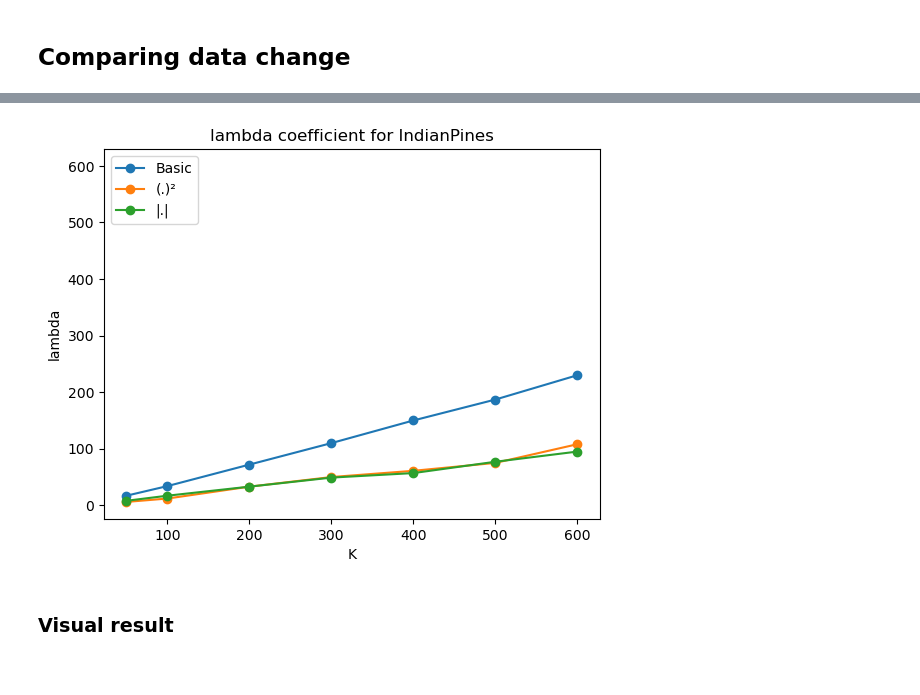
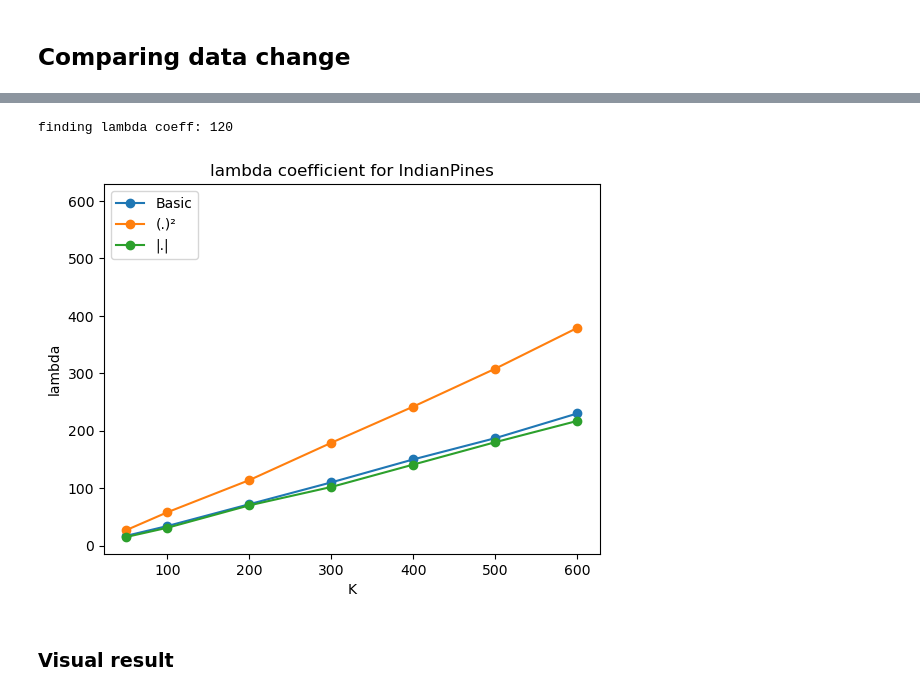
Before and after one commit to GeckSpy/M1-internship-SSGA, a Jupyter notebook: code/SPresult.ipynb, the cells around one changed output, grey strips where cells are left out. Cells and saved outputs as stored; diff of their text form; code cells hidden in the pictures.

```diff
--- a/code/SPresult.ipynb
+++ b/code/SPresult.ipynb
@@ -126,8 +126,7 @@ average proportion of max_amount/amount
 # %% [markdown]
 ## Comparing data change
 # %%
-Ks = [100*i for i in range(1,8)]
-ClassifierDic = {}
+RunDataFormat = False
 # %%
 # Comparing data format
 data1 = usedDataset["data"].copy()
@@ -137,7 +136,7 @@ datas = [data1, data2, data3]
 names = ["Basic", "Normalized", "Standardized"]
 
 
-if False:
+if RunDataFormat:
     Ks = [100*i for i in range(1,8)]
     ClassifierDic = {}
 
@@ -180,7 +179,7 @@ similarity_functions = [ERS.complete_basic_similarity,
 names = ["Basic", "(.)²", "|.|"]
 
 
-if True:
+if not RunDataFormat:
     trainData = Data.standardize_data(usedDataset["data"])
     ClassifierDic = {}
 
@@ -195,7 +194,7 @@ if True:
         600:[230, 379, 217]
     }
     UniversityLambdaCoeffDatas = {
-        100:[42],
+        100:[42, 59, 44],
         200:[84],
         300:[123],
         400:[166],
@@ -203,7 +202,6 @@ if True:
         600:[251],
         700:[300]
     }
-
     Ks = list(IndianLambdaCoeffDatas.keys())
     for K in Ks:
         print("K:", K)
@@ -224,14 +234,31 @@ K: 50
+# %%
+trainData = Data.standardize_data(usedDataset["data"])
+
+K = 200
+Ps = computePs(K)
+SPs, coeff = find_lambda_coeff(trainData, K, 80, 160, ERS.complete_norm_similarity, Ps, True)
+print("Choosen Coef:", coeff)
+SPs, coeff = find_lambda_coeff(trainData, K, 60, 120, ERS.complete_norm_similarity_v2, Ps, True)
+print("Choosen Coef:", coeff)
+# %% [output]
+finding lambda coeff: 120
 # %%
-for i in range(len(similarity_functions)):
+if RunDataFormat:
+    length = len(datas)
+else:
+    length = len(similarity_functions)
+
+
+for i in range(length):
     plt.plot(Ks, [IndianLambdaCoeffDatas[K][i] for K in Ks], "-o", label=names[i])
 plt.plot(600,600, "")
 plt.xlabel("K")
 plt.ylabel("lambda")
 plt.title("lambda coefficient for IndianPines")
 plt.legend()
 plt.show()
 # %% [output]
-[figure, old version]
+[figure, new version]
 # %% [markdown]
 ### Visual result
 # %%
```
Also changed, not shown: parts of 4 cells of this notebook, 1 other file.
